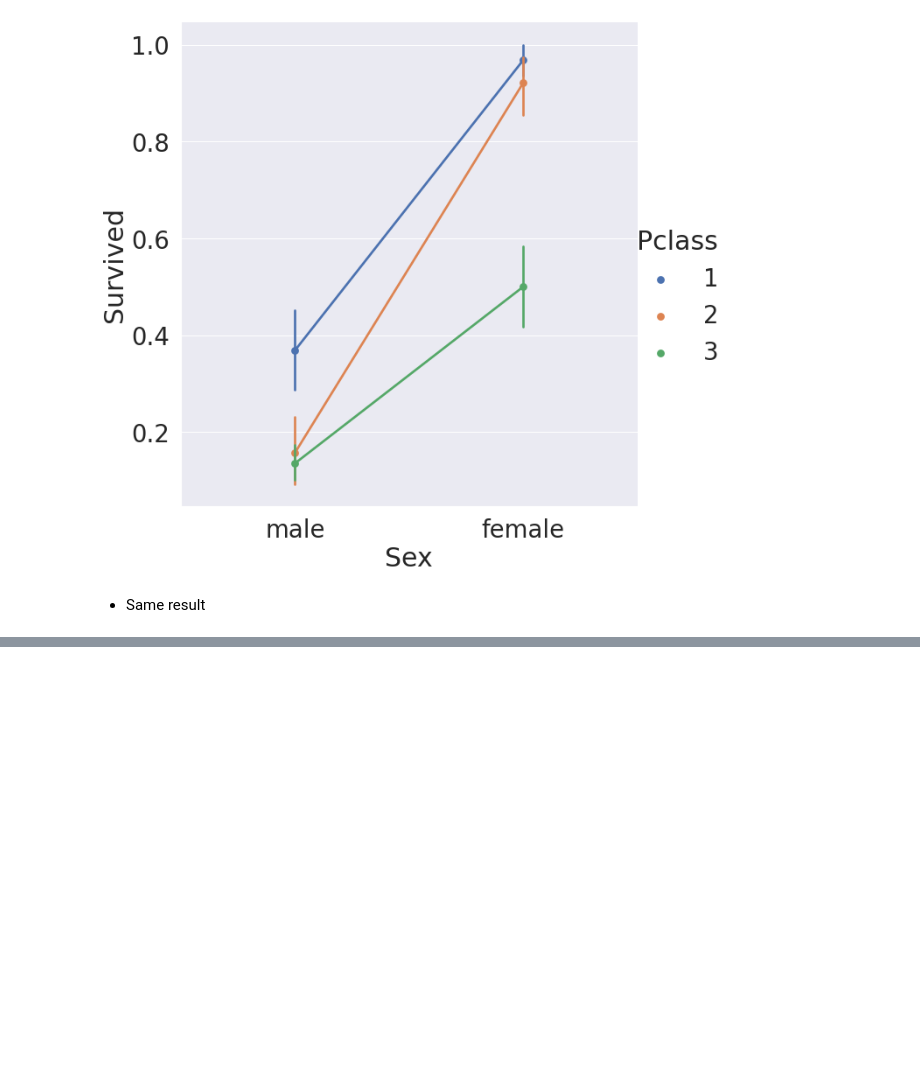
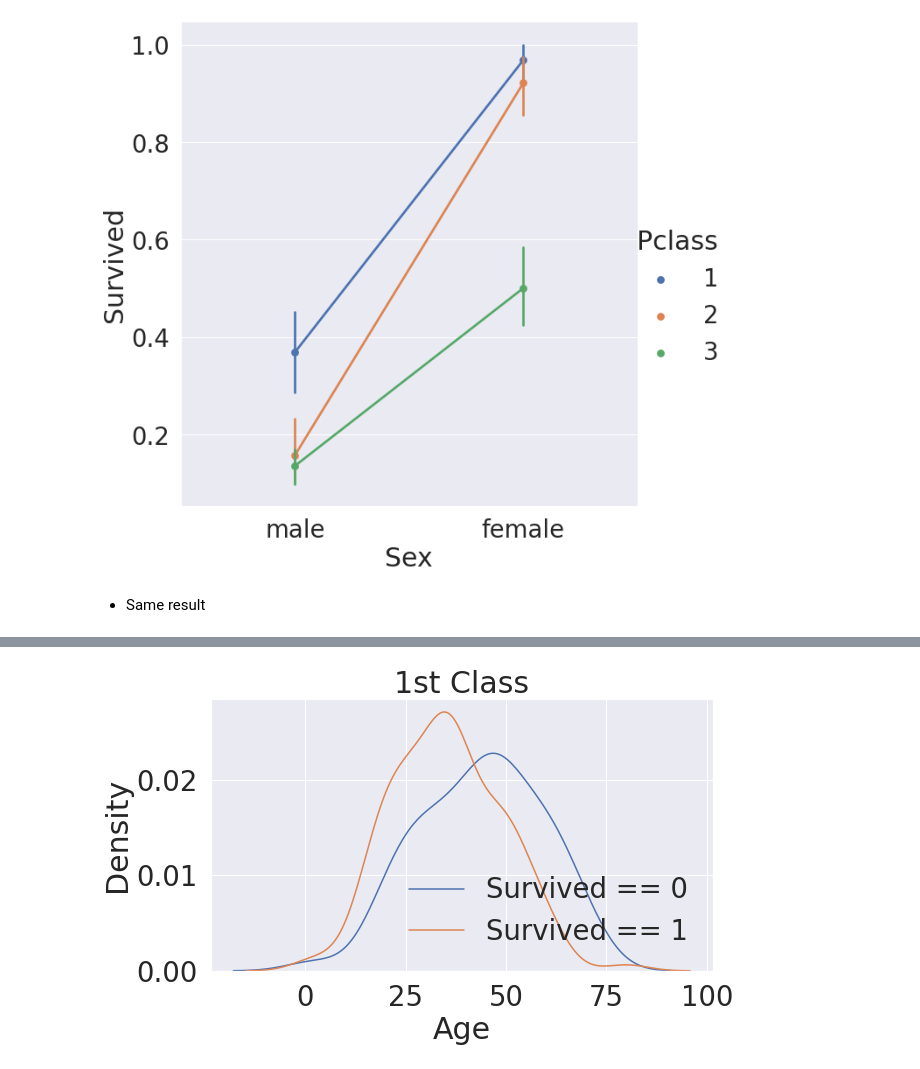
Before and after one commit to ychoi1001/Kaggle, a Jupyter notebook: titanic-data-science.ipynb, the cells around one changed output, grey strips where cells are left out. Drawn from its saved outputs; the diff is of its cells as text; code cells hidden in the pictures; blank space fills up the shorter version.

```diff
--- a/titanic-data-science.ipynb
+++ b/titanic-data-science.ipynb
@@ -301,0 +332,9 @@ sns.factorplot(x='Sex', y='Survived', hue='Pclass', data=df_train, saturation=.5
+# %%
+fix, ax = plt.subplots(1, 1, figsize=(9, 5))
+sns.kdeplot(df_train[(df_train['Survived'] == 0) & (df_train['Pclass'] == 1)]['Age'], ax=ax)
+sns.kdeplot(df_train[(df_train['Survived'] == 1) & (df_train['Pclass'] == 1)]['Age'], ax=ax)
+plt.legend(['Survived == 0', 'Survived == 1'])
+plt.title('1st Class')
+plt.show()
+# %% [output]
+[figure, added]
```
Also changed, not shown: parts of 14 cells of this notebook.
